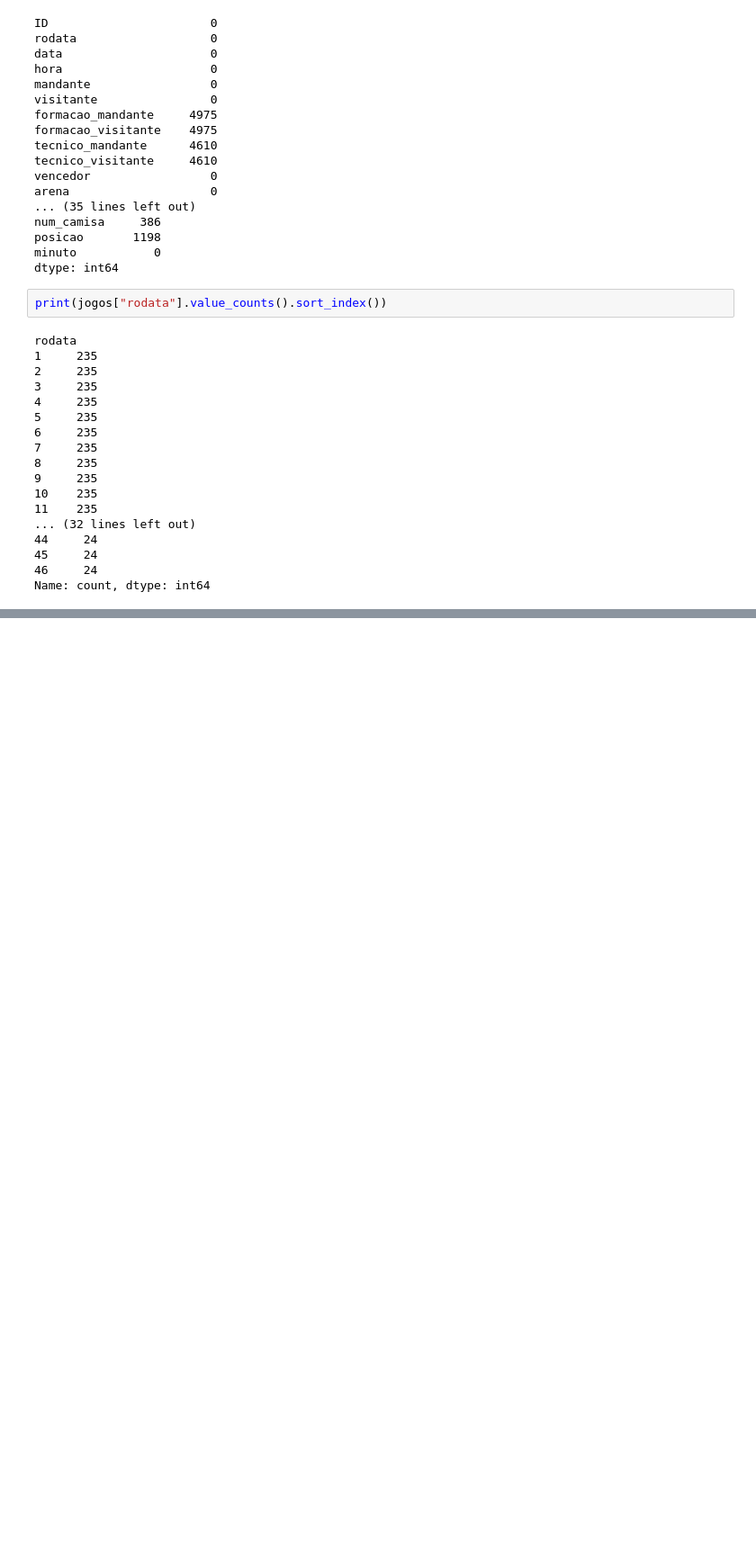
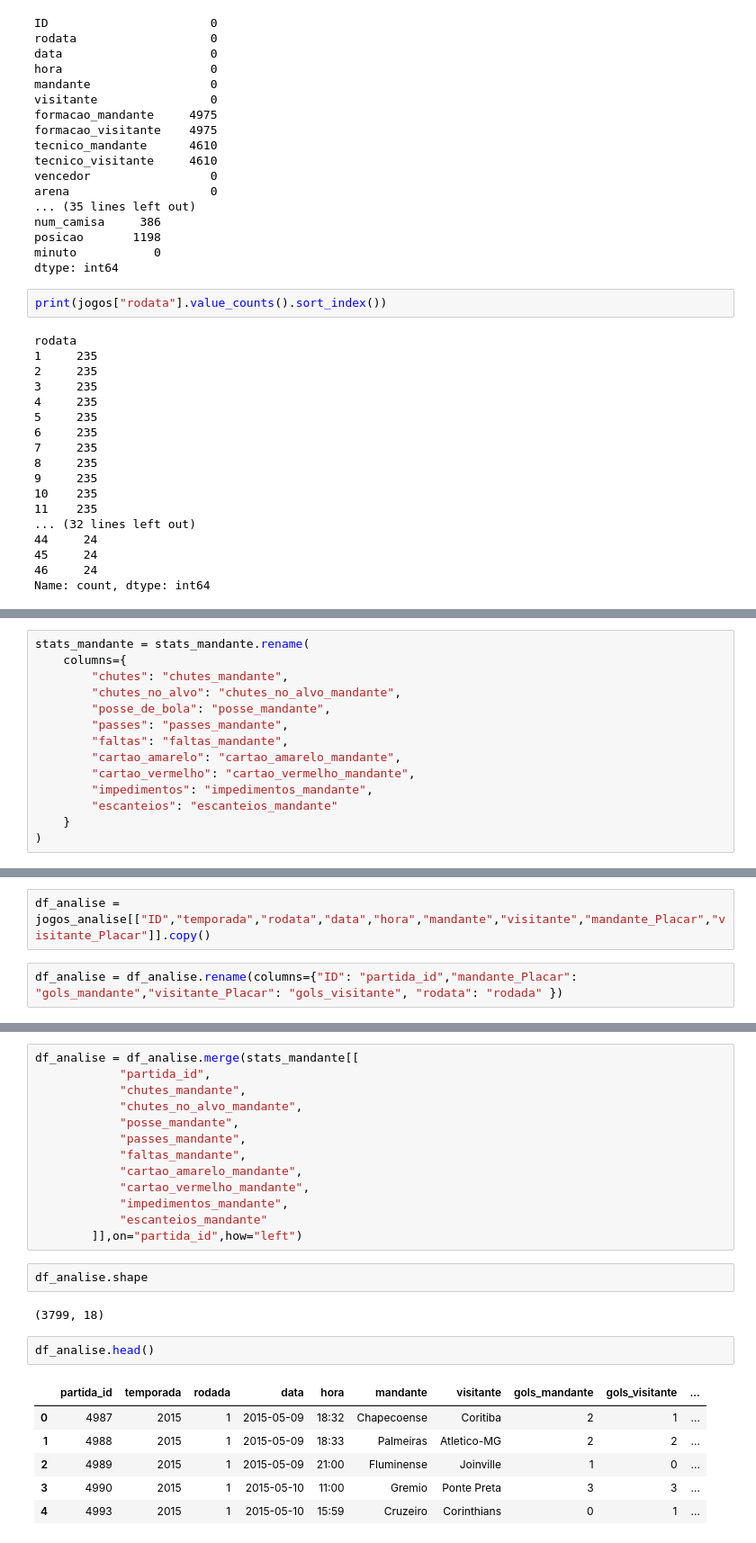
Before and after one commit to GustavoSarquis/Analise-Dataset-Brasileirao, a Jupyter notebook: analise_dados.ipynb, the cells around one changed output, grey strips where cells are left out. Shown at 90% size. Cells and saved outputs as stored; diff of their text form; blank space fills up the shorter version.

Commit message:
Filtrando os dados numa nova tabela (df_analise)

```diff
--- a/analise_dados.ipynb
+++ b/analise_dados.ipynb
@@ -100,0 +258,14 @@ Name: count, dtype: int64
+# %%
+stats_mandante = stats_mandante.rename(
+    columns={
+        "chutes": "chutes_mandante",
+        "chutes_no_alvo": "chutes_no_alvo_mandante",
+        "posse_de_bola": "posse_mandante",
+        "passes": "passes_mandante",
+        "faltas": "faltas_mandante",
+        "cartao_amarelo": "cartao_amarelo_mandante",
+        "cartao_vermelho": "cartao_vermelho_mandante",
+        "impedimentos": "impedimentos_mandante",
+        "escanteios": "escanteios_mandante"
+    }
+)
@@ -100,0 +318,4 @@ Name: count, dtype: int64
+# %%
+df_analise = jogos_analise[["ID","temporada","rodata","data","hora","mandante","visitante","mandante_Placar","visitante_Placar"]].copy()
+# %%
+df_analise = df_analise.rename(columns={"ID": "partida_id","mandante_Placar": "gols_mandante","visitante_Placar": "gols_visitante", "rodata": "rodada" })
@@ -100,0 +335,26 @@ Name: count, dtype: int64
+# %%
+df_analise = df_analise.merge(stats_mandante[[
+            "partida_id",
+            "chutes_mandante",
+            "chutes_no_alvo_mandante",
+            "posse_mandante",
+            "passes_mandante",
+            "faltas_mandante",
+            "cartao_amarelo_mandante",
+            "cartao_vermelho_mandante",
+            "impedimentos_mandante",
+            "escanteios_mandante"
+        ]],on="partida_id",how="left")
+# %%
+df_analise.shape
+# %% [output]
+(3799, 18)
+# %%
+df_analise.head()
+# %% [output]
+|  | partida_id | temporada | rodada | data | hora | mandante | visitante | gols_mandante | gols_visitante | ... |
+| 0 | 4987 | 2015 | 1 | 2015-05-09 | 18:32 | Chapecoense | Coritiba | 2 | 1 | ... |
+| 1 | 4988 | 2015 | 1 | 2015-05-09 | 18:33 | Palmeiras | Atletico-MG | 2 | 2 | ... |
+| 2 | 4989 | 2015 | 1 | 2015-05-09 | 21:00 | Fluminense | Joinville | 1 | 0 | ... |
+| 3 | 4990 | 2015 | 1 | 2015-05-10 | 11:00 | Gremio | Ponte Preta | 3 | 3 | ... |
+| 4 | 4993 | 2015 | 1 | 2015-05-10 | 15:59 | Cruzeiro | Corinthians | 0 | 1 | ... |
```
Also changed, not shown: parts of 36 cells of this notebook.
